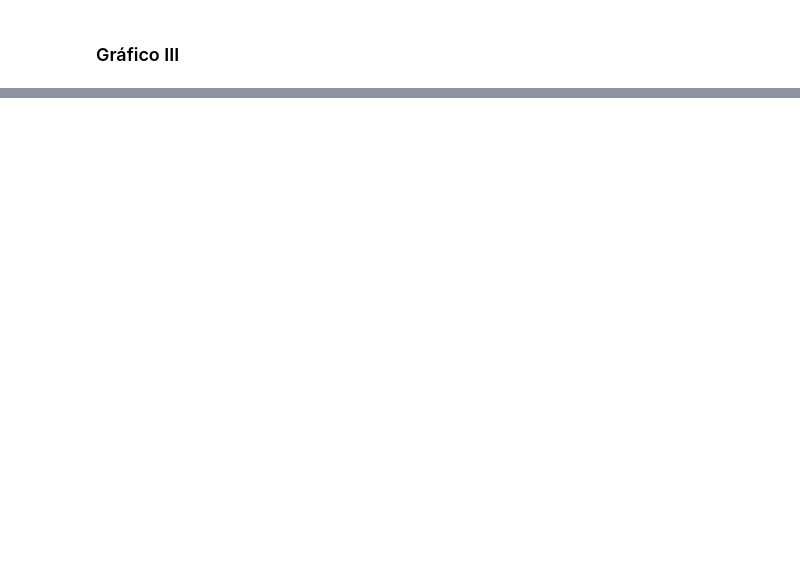
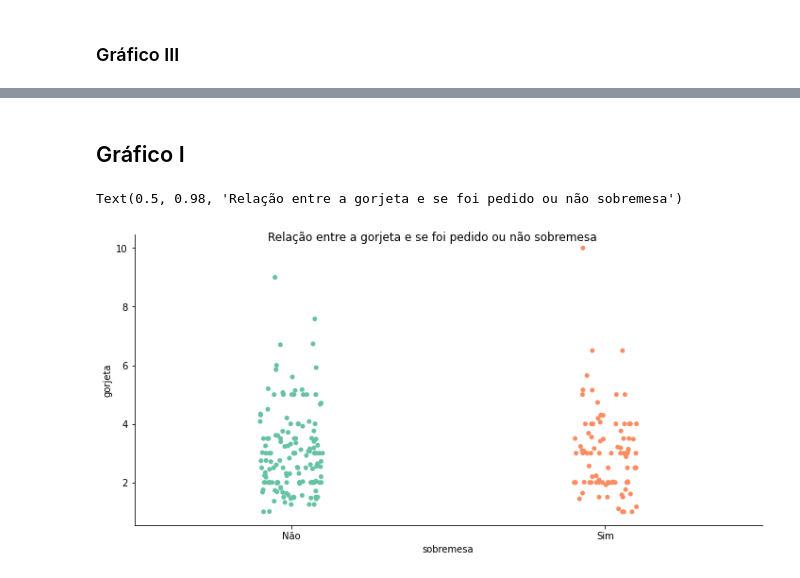
Before and after one commit to strawndri/data-visualization, a Jupyter notebook: Notebooks/Gorjetas.ipynb, the cells around one changed output, grey strips where cells are left out. Cells and saved outputs as stored; diff of their text form; code cells hidden in the pictures; blank space fills up the shorter version.

```diff
--- a/Notebooks/Gorjetas.ipynb
+++ b/Notebooks/Gorjetas.ipynb
@@ -186,0 +240,8 @@ porcentagem_conta3 = sns.lmplot(x="valor_da_conta", y="porcentagem", data=gorjet
+# %% [markdown]
+## Gráfico I
+# %%
+grafico_sobremesa1 = sns.catplot(x='sobremesa', y='gorjeta', data=gorjetas, aspect=2)
+grafico_sobremesa1.figure.suptitle('Relação entre a gorjeta e se foi pedido ou não sobremesa')
+# %% [output]
+Text(0.5, 0.98, 'Relação entre a gorjeta e se foi pedido ou não sobremesa')
+[figure, added]
```
Also changed, not shown: parts of 20 cells of this notebook.
